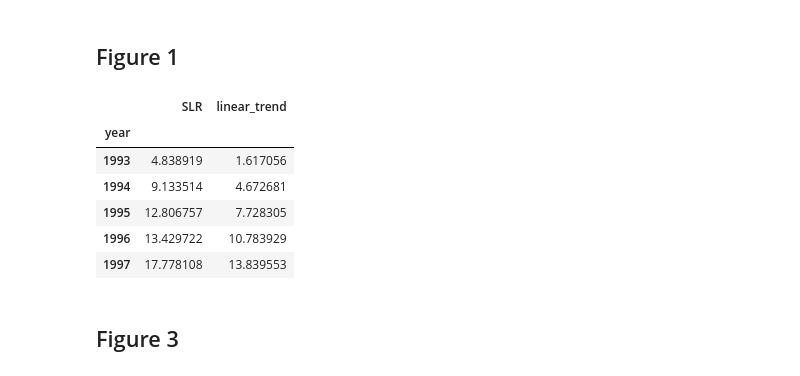
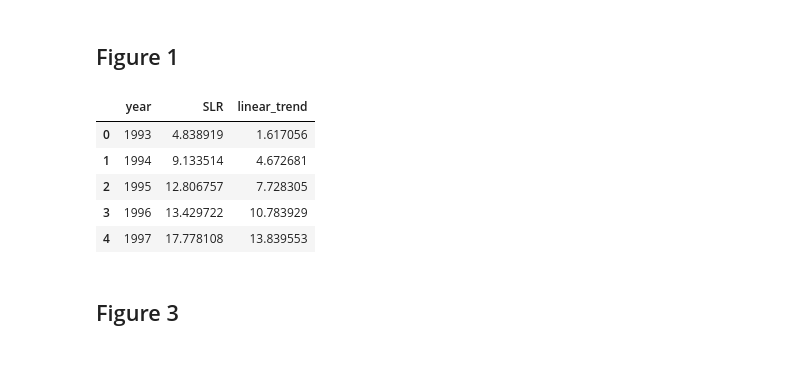
Before and after one commit to Ode-PBLLC/ocean-central, a Jupyter notebook: Code/mitigate_climate_change_FINAL.ipynb, the cells around one changed output. Saved outputs shown, nothing was run; the diff lists cells and outputs as text; code cells hidden in the pictures.

```diff
--- a/Code/mitigate_climate_change_FINAL.ipynb
+++ b/Code/mitigate_climate_change_FINAL.ipynb
@@ -525,7 +525,7 @@ from scipy import stats
 from datetime import datetime, timedelta
 
 # Load the data from the file, obtain unique hyperlink from https://sealevel.nasa.gov/
-url = 'https://deotb6e7tfubr.cloudfront.net/s3-edaf5da92e0ce48fb61175c28b67e95d/podaac-ops-cumulus-protected.s3.us-west-2.amazonaws.com/MERGED_TP_J1_OSTM_OST_GMSL_ASCII_V51/GMSL_TPJAOS_5.1.txt?A-userid=ps4813&Expires=1728361952&Signature=YmGEIqR0QvvlZo7Q0p6rPYZsQQVx4hwQqNATSudpKhqpC6bsOHxnmjQsbDu01EAwOzy5V0MBYz6xQzkfjVKljYskrAYFc7AbUfRonvQUEUpdFtQ03OdsE5gnBnnQYNwK9FcGQZtib7daiBb2HcwTwiKcXUAbX~o1QfdEhnhb4Ao3ex9VFhr70ET2hwAhmxdxITzb3sPLvrvwBSa69HIzhC6qV7ny1ZAtoZ3Xb-pyf1TxUt2LYQLvfnIaNK6OpsewFGAgtZ4NNxpplbpvhZpIJGQI19PbFYuSjl49-RcKTQN9DV4HLE9v4yYiadl0wnWm2tCy4m3DxJi1NtVCWN2uNw__&Key-Pair-Id=K2ECMKQ3SIJ8HS'
+url = 'https://deotb6e7tfubr.cloudfront.net/s3-edaf5da92e0ce48fb61175c28b67e95d/podaac-ops-cumulus-protected.s3.us-west-2.amazonaws.com/MERGED_TP_J1_OSTM_OST_GMSL_ASCII_V51/GMSL_TPJAOS_5.1.txt?A-userid=ps4813&Expires=1729101017&Signature=RvlzM8Oj6BwYtoyatDplg95uncMNFVUO8D8eWbXC~EpZhvuBmUAxdr8iQbhVTQTnDJixObS~FATw2MLh17PyiOCn3Twc62UeSGTUXMpE-WXO8dtW7NF8pdH~nlBzxF2r3THgCpfkSBcUFIyOmo9glvz5K1B-ZLMak~ttdhsQ5bAudNzKE9pqVbeqZmZJtqYXcPPQyN1W1fkl~s-koEarcVnHRhBo6hBVkUGS~vtTALmUa5ivIJu-hWrj9LOatw0NrvMr6XidQPtAgfudoqTuoYUI4g1jIW5oj8UBorHrNr-Xwh3ARBKoj4k7SMk-bjvKNhy~POzhf~vSgXWlljV1Jg__&Key-Pair-Id=K2ECMKQ3SIJ8HS'
 # Fetch the content
 response = requests.get(url)
 content = response.text
@@ -546,43 +546,42 @@ df = pd.DataFrame({
     'date': raw_data[2],
     'SLR': raw_data[5] - raw_data[5].iloc[0]  # Shifting SLR so that the first value is 0
 })
 
 # Function to convert fractional year to datetime (year, month, day only)
 def fractional_year_to_datetime(year):
     year_int = int(year)  # Extract the integer part
     remainder = year - year_int  # Get the fractional part
     beginning_of_year = datetime(year_int, 1, 1)
     days_in_year = (datetime(year_int + 1, 1, 1) - beginning_of_year).days
     return (beginning_of_year + timedelta(days=remainder * days_in_year)).date()
 
 # Convert the fractional years in 'date' column to datetime (year-month-day)
 df['date'] = df['date'].apply(fractional_year_to_datetime)
 
 # Extract the year from the 'date' column and create a new 'year' column
 df['year'] = df['date'].apply(lambda x: x.year)
 
 # Group by the 'year' column and calculate the mean for the 'SLR' column
-df_grouped = df.groupby('year').mean(numeric_only=True)
+df_grouped = df.groupby('year').mean(numeric_only=True).reset_index()
 
 # Fit a linear trend
-slope, intercept, r_value, p_value, std_err = stats.linregress(df_grouped.index, df_grouped['SLR'])
+slope, intercept, r_value, p_value, std_err = stats.linregress(df_grouped['year'], df_grouped['SLR'])
 
 # Add the linear trend to the DataFrame
-df_grouped['linear_trend'] = slope * df_grouped.index + intercept
+df_grouped['linear_trend'] = slope * df_grouped['year'] + intercept
 
 # Save the grouped data to a CSV file
 df_grouped.to_csv("../Data/mitigate_climate_change_1_SLR.csv")
 
 # Display the first few rows of the grouped DataFrame
 df_grouped.head()
 # %% [output]
-|  | SLR | linear_trend |
-| year |  |  |
-| 1993 | 4.838919 | 1.617056 |
-| 1994 | 9.133514 | 4.672681 |
-| 1995 | 12.806757 | 7.728305 |
-| 1996 | 13.429722 | 10.783929 |
-| 1997 | 17.778108 | 13.839553 |
+|  | year | SLR | linear_trend |
+| 0 | 1993 | 4.838919 | 1.617056 |
+| 1 | 1994 | 9.133514 | 4.672681 |
+| 2 | 1995 | 12.806757 | 7.728305 |
+| 3 | 1996 | 13.429722 | 10.783929 |
+| 4 | 1997 | 17.778108 | 13.839553 |
 # %% [markdown]
 ## Figure 3
 # %%
```
Also changed, not shown: parts of 1 cell of this notebook, 1 other file.
